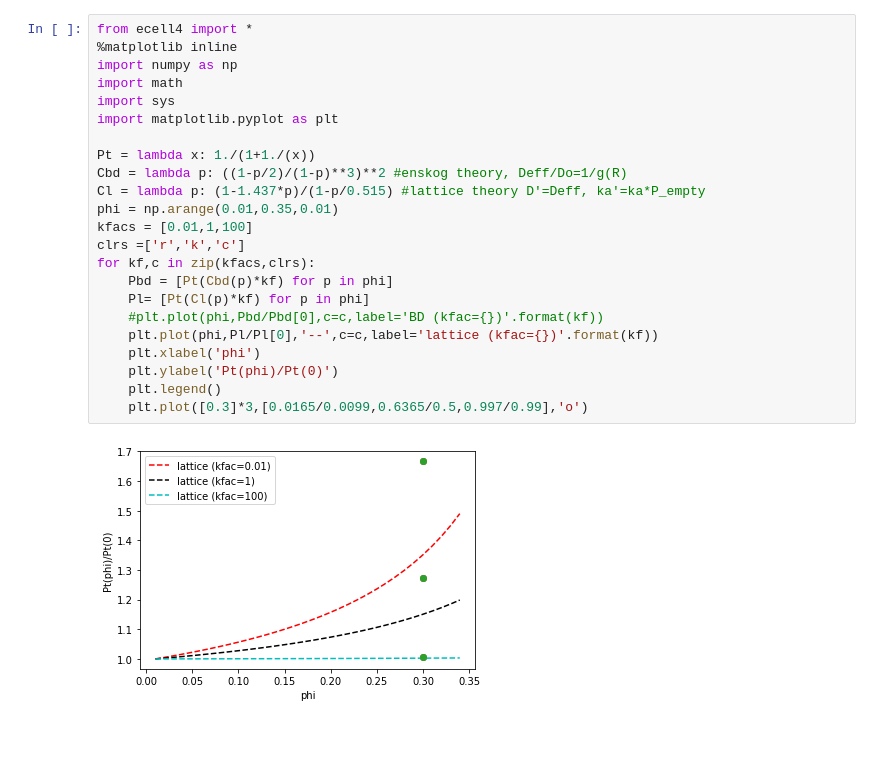
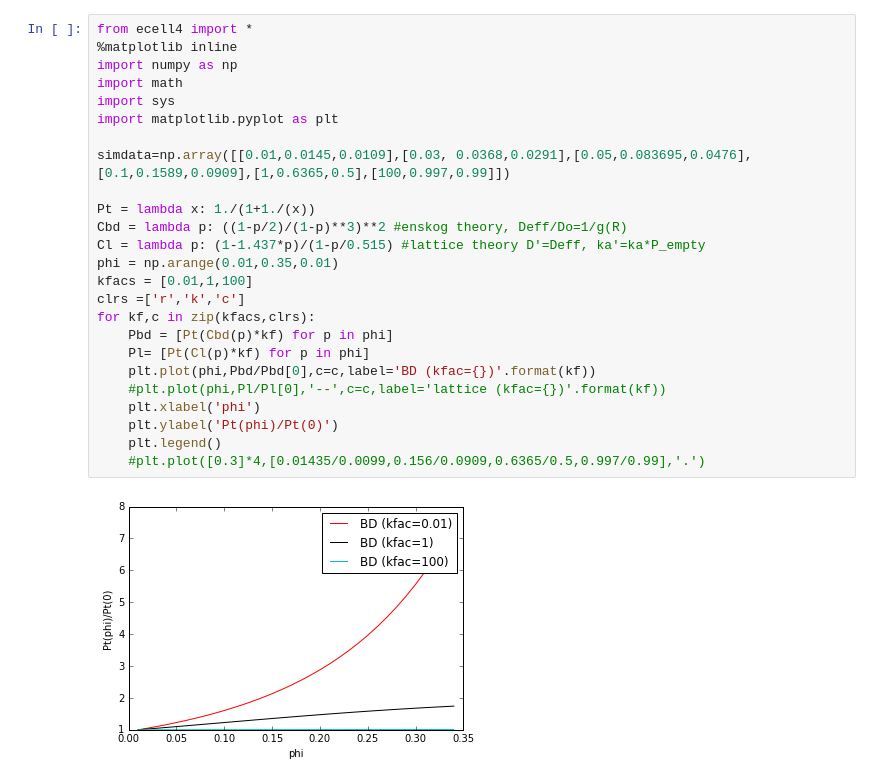
Before and after one commit to wxchew/notebook, a Jupyter notebook: jupyter-notebook/3D_rebinding_total_probability_Crowding-graph.ipynb, the cells around one changed output. Saved outputs shown, nothing was run; the diff lists cells and outputs as text; blank space fills up the shorter version.

```diff
--- a/jupyter-notebook/3D_rebinding_total_probability_Crowding-graph.ipynb
+++ b/jupyter-notebook/3D_rebinding_total_probability_Crowding-graph.ipynb
@@ -1,25 +1,27 @@
 # %%
 from ecell4 import *
 %matplotlib inline
 import numpy as np
 import math
 import sys
 import matplotlib.pyplot as plt
+
+simdata=np.array([[0.01,0.0145,0.0109],[0.03, 0.0368,0.0291],[0.05,0.083695,0.0476],[0.1,0.1589,0.0909],[1,0.6365,0.5],[100,0.997,0.99]])
 
 Pt = lambda x: 1./(1+1./(x))
 Cbd = lambda p: ((1-p/2)/(1-p)**3)**2 #enskog theory, Deff/Do=1/g(R)
 Cl = lambda p: (1-1.437*p)/(1-p/0.515) #lattice theory D'=Deff, ka'=ka*P_empty
 phi = np.arange(0.01,0.35,0.01)
 kfacs = [0.01,1,100]
 clrs =['r','k','c']
 for kf,c in zip(kfacs,clrs):
     Pbd = [Pt(Cbd(p)*kf) for p in phi]
     Pl= [Pt(Cl(p)*kf) for p in phi]
-    #plt.plot(phi,Pbd/Pbd[0],c=c,label='BD (kfac={})'.format(kf))
-    plt.plot(phi,Pl/Pl[0],'--',c=c,label='lattice (kfac={})'.format(kf))
+    plt.plot(phi,Pbd/Pbd[0],c=c,label='BD (kfac={})'.format(kf))
+    #plt.plot(phi,Pl/Pl[0],'--',c=c,label='lattice (kfac={})'.format(kf))
     plt.xlabel('phi')
     plt.ylabel('Pt(phi)/Pt(0)')
     plt.legend()
-    plt.plot([0.3]*3,[0.0165/0.0099,0.6365/0.5,0.997/0.99],'o')
+    #plt.plot([0.3]*4,[0.01435/0.0099,0.156/0.0909,0.6365/0.5,0.997/0.99],'.')
 # %% [output]
-[figure, old version]
+[figure, new version]
```
Also changed, not shown: parts of 11 cells of this notebook, 14 other files.
